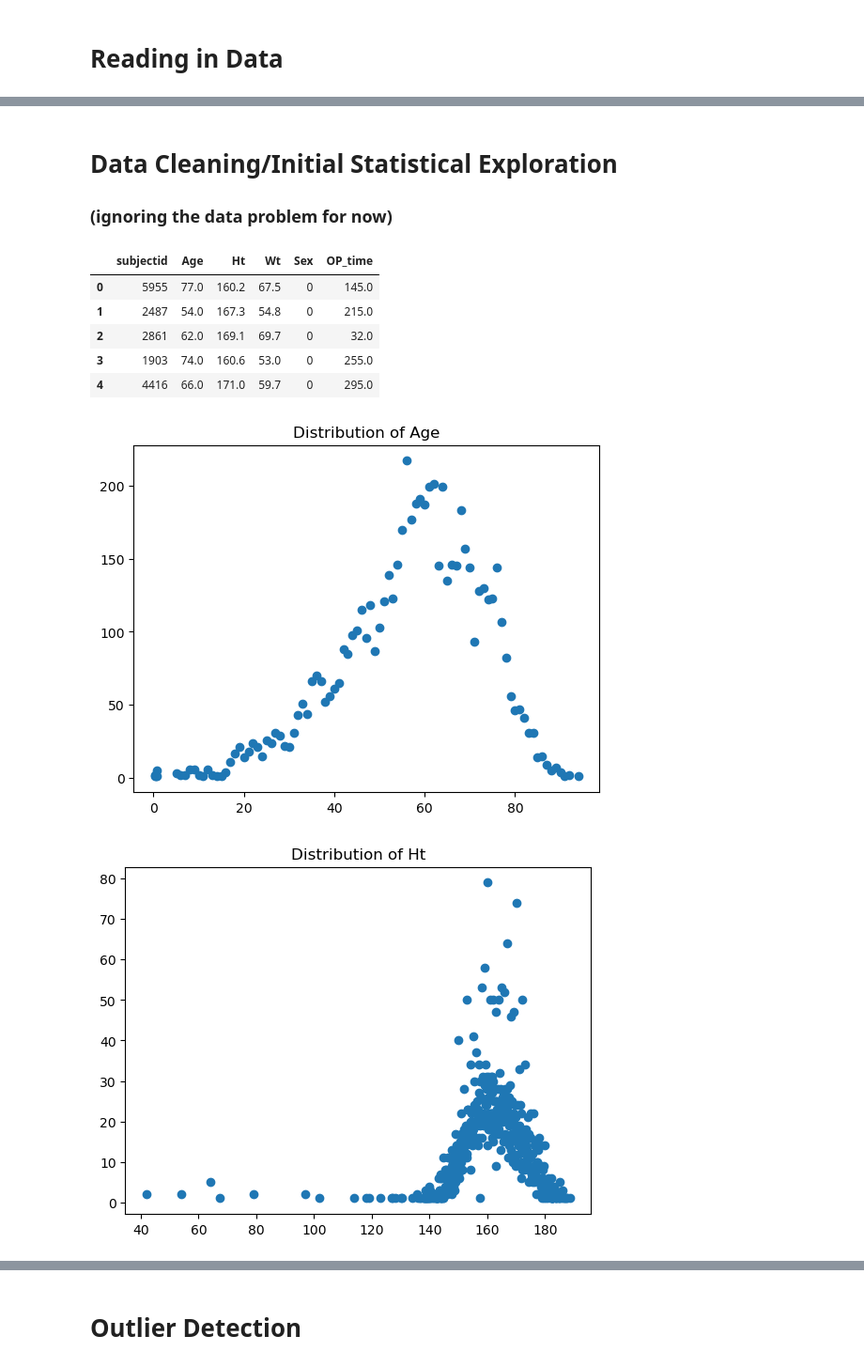
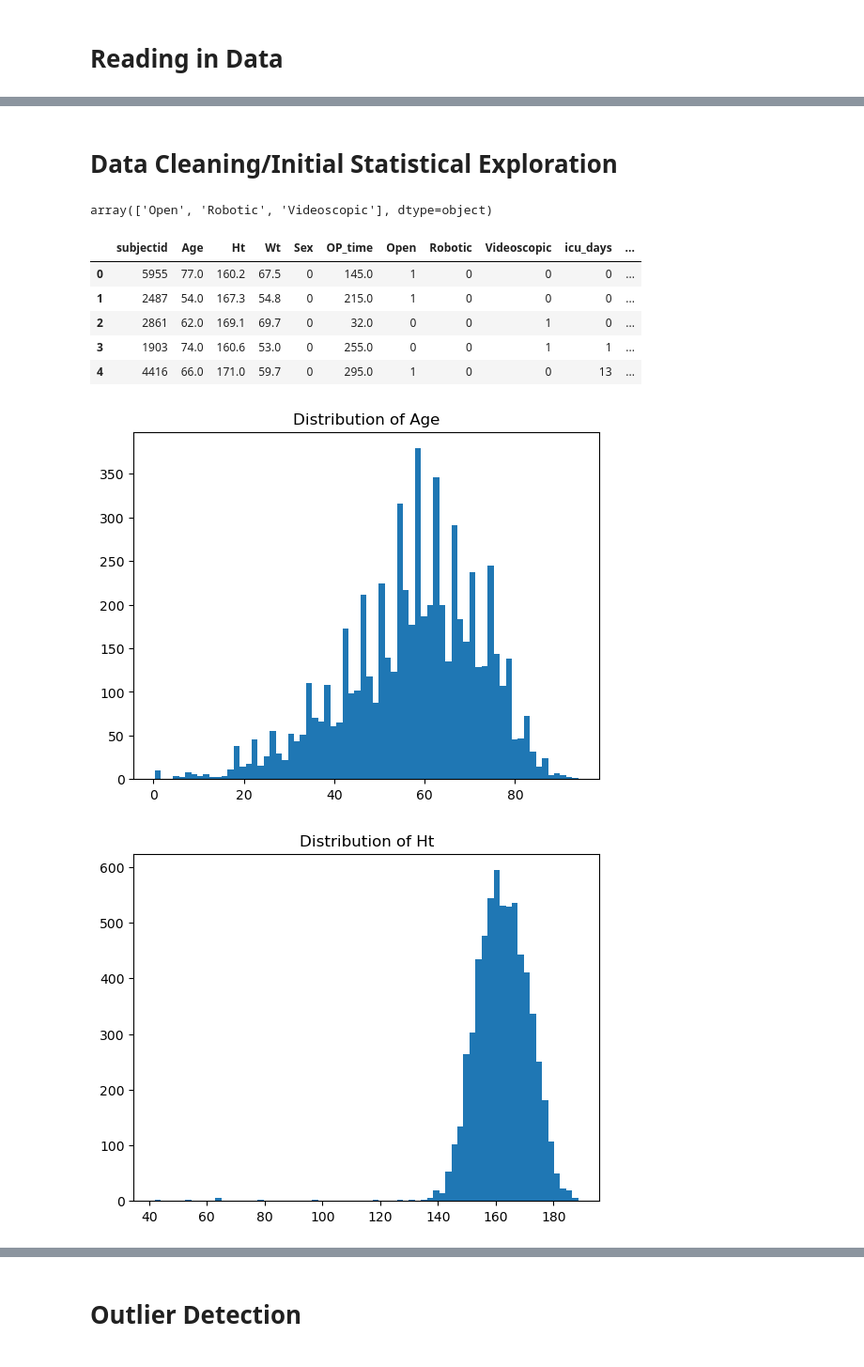
Before and after one commit to juliatompkins/surgical_critical_event_prediction, a Jupyter notebook: Mid-Semester Report.ipynb, the cells around one changed output, grey strips where cells are left out. Shown at 94% size. Cells and saved outputs as stored; diff of their text form; code cells hidden in the pictures.

```diff
--- a/Mid-Semester Report.ipynb
+++ b/Mid-Semester Report.ipynb
@@ -98,55 +38,43 @@ There are 7 adverse events out of a total 40801 events for 19114 surgeries
 # %% [markdown]
 # Data Cleaning/Initial Statistical Exploration
-
-### (ignoring the data problem for now)
+# %%
+np.unique(info['approach'])
+# %% [output]
+array(['Open', 'Robotic', 'Videoscopic'], dtype=object)
 # %%
-#info_new = info[['PID']].copy()
-#info_new['Age'] = info['Age'].apply(lambda x: int(x))
-#info_new['Ht'] = info['Ht'].apply(lambda x: int(x) if x != '\\N' else 0)
-#info_new['Wt'] = info['Wt'].apply(lambda x: int(x))
-#info_new.loc[:,'Sex'] = info.loc[:,'Gender'].apply(lambda x: 1 if x == 'F' else 0)
-#info_new.loc[:,'OR_time'] = (pd.to_datetime(info.loc[:,'OR_end'])-pd.to_datetime(info.loc[:,'OR_start'])).apply(lambda x: x.total_seconds()/60)
-#info_new.loc[:,'Surgery_time'] = (pd.to_datetime(info.loc[:,'Surgery_end'])-pd.to_datetime(info.loc[:,'Surgery_start'])).apply(lambda x: x.total_seconds()/60)
-#info_new.loc[:,'Procedure'] = info.loc[:,'Procedure']
-
-#info_new = info_new[info_new['Ht'] != 0]
-#info_new = info_new[info_new['OR_time'] < 10000]
-
 info_new = info[['subjectid']].copy()
 info_new['Age'] = info['age']
 info_new['Ht'] = info['height']
 info_new['Wt'] = info['weight']
 info_new.loc[:,'Sex'] = info.loc[:,'sex'].apply(lambda x: 1 if x == 'F' else 0)
 info_new['OP_time'] = (info['opend'] - info['opstart'])/60
+one_hot_approaches = pd.get_dummies(info['approach'])
+info_new = info_new.join(one_hot_approaches)
+info_new['icu_days'] = info['icu_days']
+info_new['icu'] = (info['icu_days'] >= 1).apply(lambda x: 1 if x == True else 0)
+info_new['death_inhosp'] = info['death_inhosp']
 
 info_new.head()
 # %% [output]
-|  | subjectid | Age | Ht | Wt | Sex | OP_time |
-| 0 | 5955 | 77.0 | 160.2 | 67.5 | 0 | 145.0 |
-| 1 | 2487 | 54.0 | 167.3 | 54.8 | 0 | 215.0 |
-| 2 | 2861 | 62.0 | 169.1 | 69.7 | 0 | 32.0 |
-| 3 | 1903 | 74.0 | 160.6 | 53.0 | 0 | 255.0 |
-| 4 | 4416 | 66.0 | 171.0 | 59.7 | 0 | 295.0 |
+|  | subjectid | Age | Ht | Wt | Sex | OP_time | Open | Robotic | Videoscopic | icu_days | ... |
+| 0 | 5955 | 77.0 | 160.2 | 67.5 | 0 | 145.0 | 1 | 0 | 0 | 0 | ... |
+| 1 | 2487 | 54.0 | 167.3 | 54.8 | 0 | 215.0 | 1 | 0 | 0 | 0 | ... |
+| 2 | 2861 | 62.0 | 169.1 | 69.7 | 0 | 32.0 | 0 | 0 | 1 | 0 | ... |
+| 3 | 1903 | 74.0 | 160.6 | 53.0 | 0 | 255.0 | 0 | 0 | 1 | 1 | ... |
+| 4 | 4416 | 66.0 | 171.0 | 59.7 | 0 | 295.0 | 1 | 0 | 0 | 13 | ... |
 # %%
-#for var in ['Age','Ht','Wt','OP_time']:
-#    plt.figure()
-#    if var == 'Ht':
-#        plt.hist(info_new[var],bins=100)
-#    else:
-#        var_unique, counts = np.unique(info_new[var], return_counts=True)
-#        plt.scatter(var_unique, counts)
-#        if var == 'OR_time':
-#            plt.xscale('log')
-#    plt.title(f'Distribution of {var}')
-#    plt.show()
-
-
-for var in ['Age','Ht','Wt','OP_time']:
+for var in ['Age','Ht','Wt','OP_time', 'icu_days']:
     plt.figure()
     var_unique, counts = np.unique(info_new[var], return_counts=True)
-    plt.scatter(var_unique, counts)
-    plt.title(f'Distribution of {var}')
-    plt.show()
+    if var == 'icu_days':
+        plt.hist(info_new[var], bins = 70)
+        plt.title(f'Distribution of {var}')
+        plt.yscale('log')
+        plt.show()
+    else:
+        plt.hist(info_new[var], bins = 70)
+        plt.title(f'Distribution of {var}')
+        plt.show()
 # %% [output]
-[figure, old version]
+[figure, new version]
-[figure, old version]
+[figure, new version]
```
Also changed, not shown: parts of 27 cells of this notebook.
